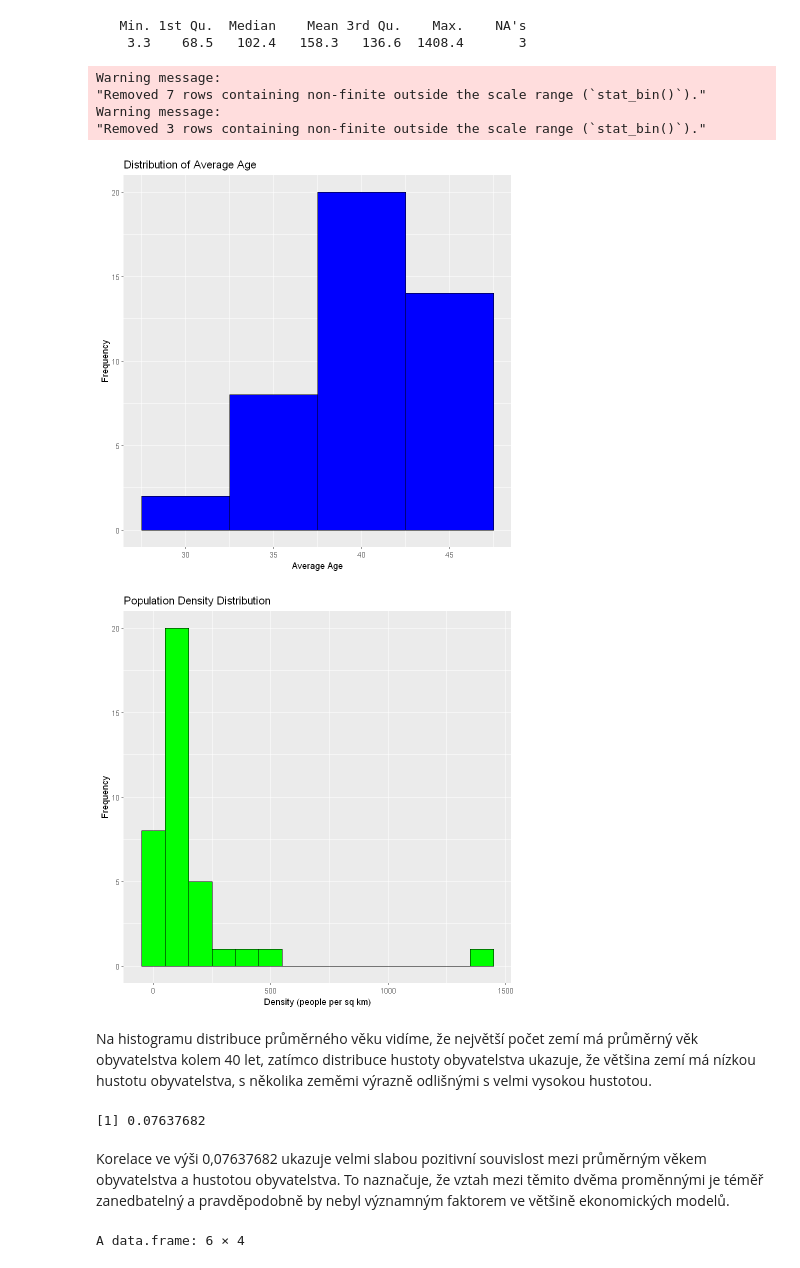
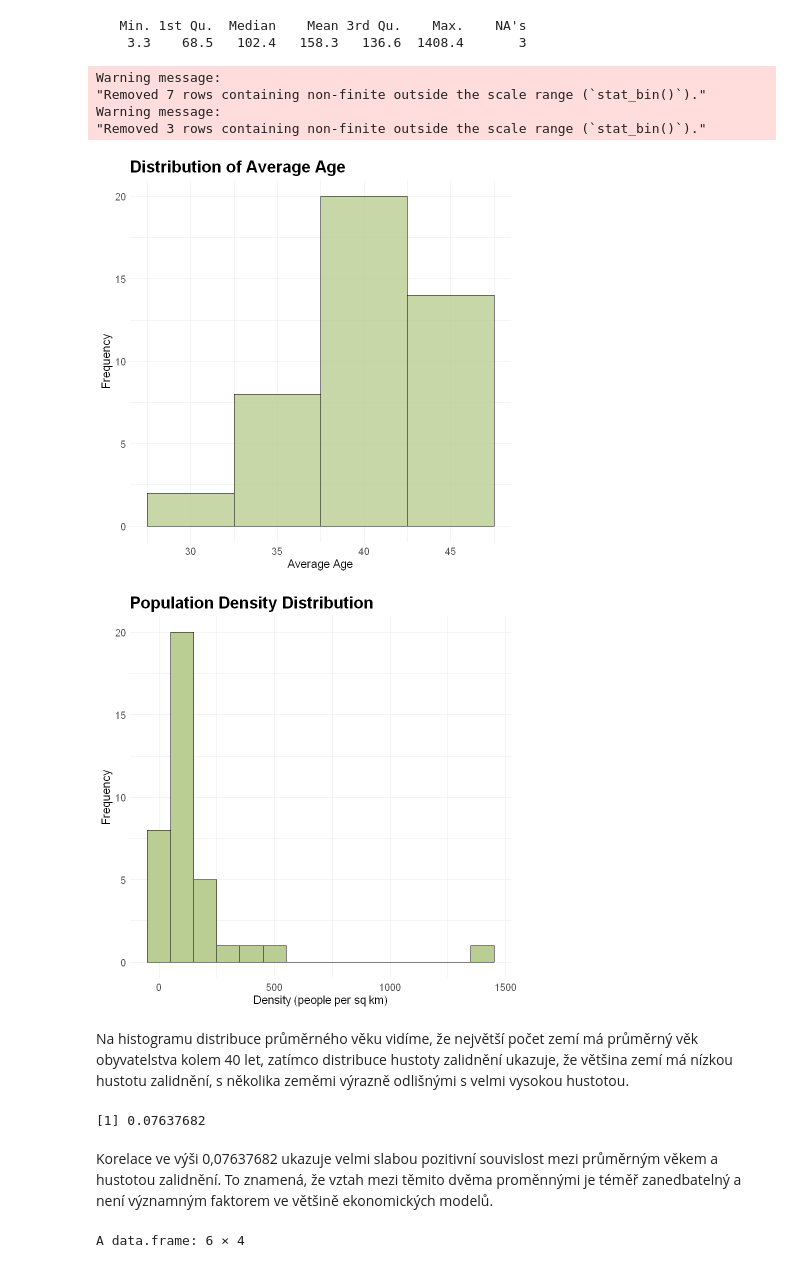
Before and after one commit to SychovaDaria/Prs, a Jupyter notebook: project 3/SP3.ipynb, the cells around one changed output. Drawn from its saved outputs; the diff is of its cells as text; code cells hidden in the pictures.

```diff
--- a/project 3/SP3.ipynb
+++ b/project 3/SP3.ipynb
@@ -345,26 +345,35 @@ summary(data_density$values)
    Min. 1st Qu.  Median    Mean 3rd Qu.    Max.    NA's
     3.3    68.5   102.4   158.3   136.6  1408.4       3
 # %%
-# Age
+# Age histogram
 ggplot(data_age, aes(x=values)) +
-  geom_histogram(binwidth=5, fill="blue", color="black") +
-  ggtitle("Distribution of Average Age") +
-  xlab("Average Age") +
-  ylab("Frequency")
+  geom_histogram(binwidth=5, fill="#BACD92", color="black", alpha = 0.8) +
+  labs(title = "Distribution of Average Age",
+       x = "Average Age",
+       y = "Frequency") +
+  theme_minimal() +
+  theme(plot.title = element_text(size = 20, face = "bold"),  # Caption size and style
+        axis.text = element_text(size = 12),  # Text size on axes
+        axis.title = element_text(size = 14))  # Size of axis labels
 
-# density
+
+# Density histogram
 ggplot(data_density, aes(x=values)) +
-  geom_histogram(binwidth=100, fill="green", color="black") +
-  ggtitle("Population Density Distribution") +
-  xlab("Density (people per sq km)") +
-  ylab("Frequency")
+  geom_histogram(binwidth=100, fill="#BACD92", color="black") +
+  labs(title = "Population Density Distribution",
+       x = "Density (people per sq km)",
+       y = "Frequency") +
+  theme_minimal() +
+  theme(plot.title = element_text(size = 20, face = "bold"),  # Caption size and style
+        axis.text = element_text(size = 12),  # Text size on axes
+        axis.title = element_text(size = 14))  # Size of axis labels
 # %% [output]
 Warning message:
 "Removed 7 rows containing non-finite outside the scale range (`stat_bin()`)."
 Warning message:
 "Removed 3 rows containing non-finite outside the scale range (`stat_bin()`)."
-[figure, old version]
+[figure, new version]
-[figure, old version]
+[figure, new version]
 # %% [markdown]
-Na histogramu distribuce průměrného věku vidíme, že největší počet zemí má průměrný věk obyvatelstva kolem 40 let, zatímco distribuce hustoty obyvatelstva ukazuje, že většina zemí má nízkou hustotu obyvatelstva, s několika zeměmi výrazně odlišnými s velmi vysokou hustotou.
+Na histogramu distribuce průměrného věku vidíme, že největší počet zemí má průměrný věk obyvatelstva kolem 40 let, zatímco distribuce hustoty zalidnění ukazuje, že většina zemí má nízkou hustotu zalidnění, s několika zeměmi výrazně odlišnými s velmi vysokou hustotou.
 # %%
@@ -381,7 +390,7 @@ print(correlation_result)
 # %% [output]
 [1] 0.07637682
 # %% [markdown]
-Korelace ve výši 0,07637682 ukazuje velmi slabou pozitivní souvislost mezi průměrným věkem obyvatelstva a hustotou obyvatelstva. To naznačuje, že vztah mezi těmito dvěma proměnnými je téměř zanedbatelný a pravděpodobně by nebyl významným faktorem ve většině ekonomických modelů.
+Korelace ve výši 0,07637682 ukazuje velmi slabou pozitivní souvislost mezi průměrným věkem a hustotou zalidnění. To znamená, že vztah mezi těmito dvěma proměnnými je téměř zanedbatelný a není významným faktorem ve většině ekonomických modelů.
 # %%
 data_hdp_renamed <- data %>% rename(hdp = values)
 # %%
```
Also changed, not shown: parts of 35 cells of this notebook.
